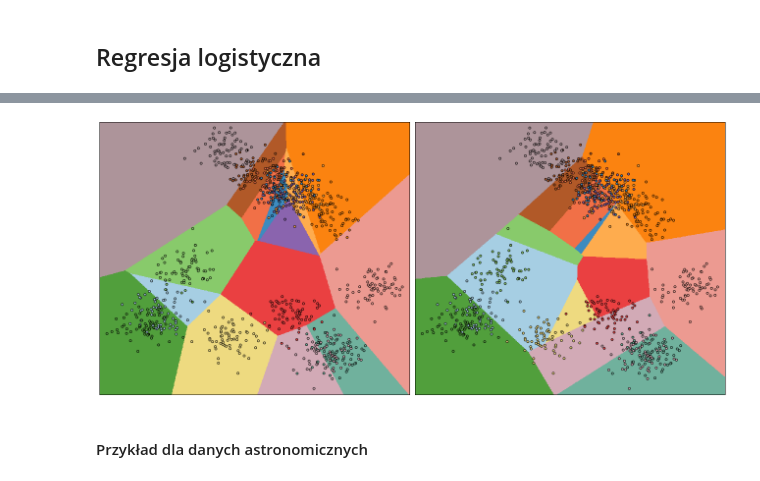
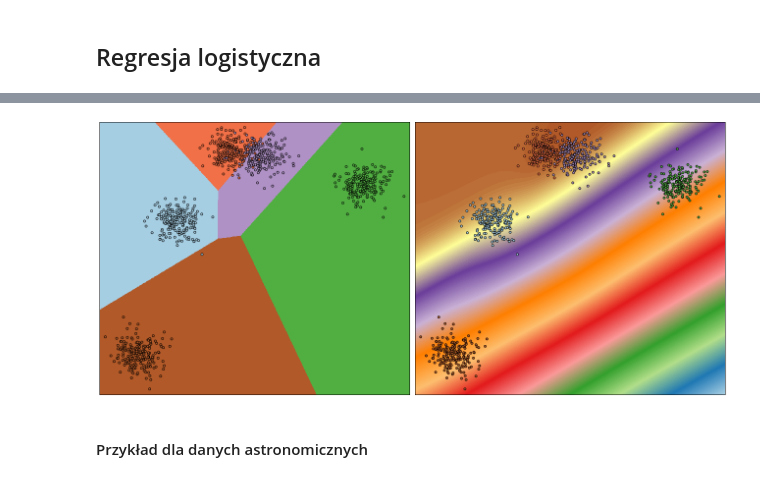
Before and after one commit to igorpodolak/mum2016, a Jupyter notebook: mum2016-2-class.ipynb, the cells around one changed output, grey strips where cells are left out. Saved outputs shown, nothing was run; the diff lists cells and outputs as text; code cells hidden in the pictures.

```diff
--- a/mum2016-2-class.ipynb
+++ b/mum2016-2-class.ipynb
@@ -491,9 +518,9 @@ def simple_logistic_regression(n_samples=100, centers=2):
 
     plt.tight_layout()
 # %%
-simple_logistic_regression(n_samples=1000, centers=15)
+simple_logistic_regression(n_samples=1000, centers=5)
 # %% [output]
-[figure, old version]
+[figure, new version]
 # %% [markdown]
 #### Przykład dla danych astronomicznych
 # %%
```
Also changed, not shown: parts of 23 cells of this notebook, 2 other files.
